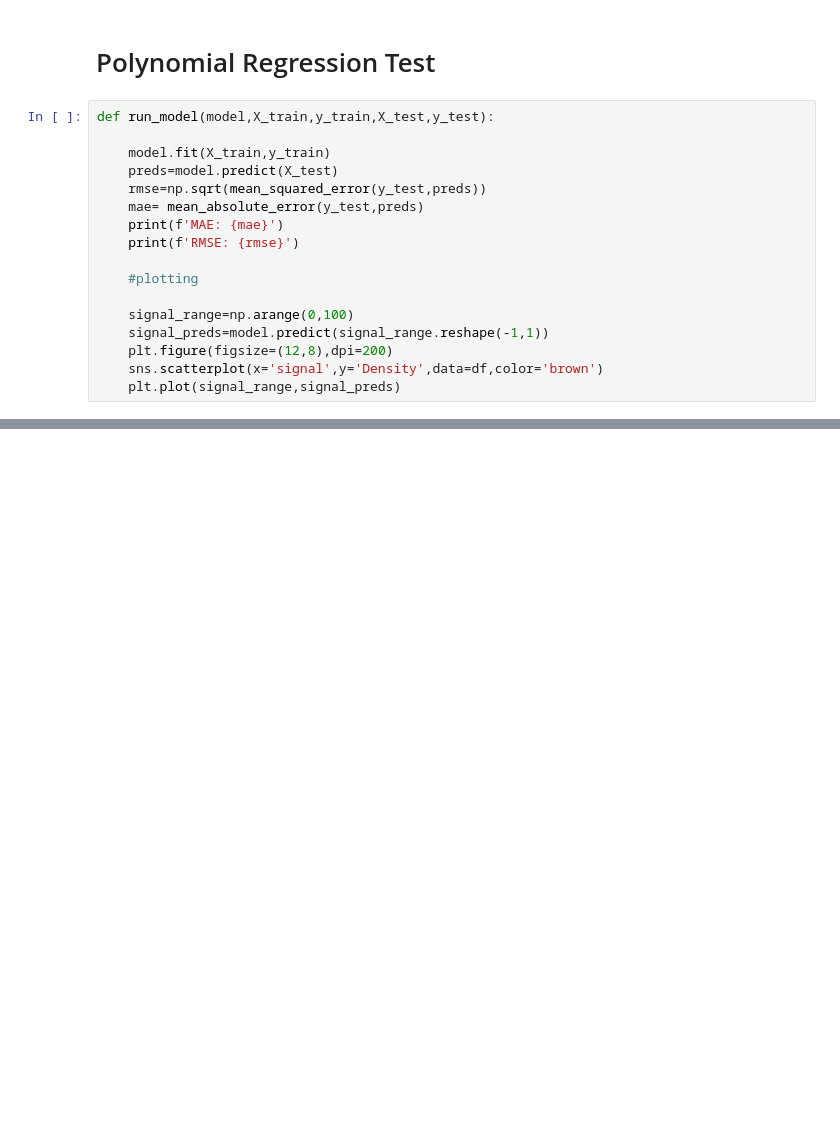
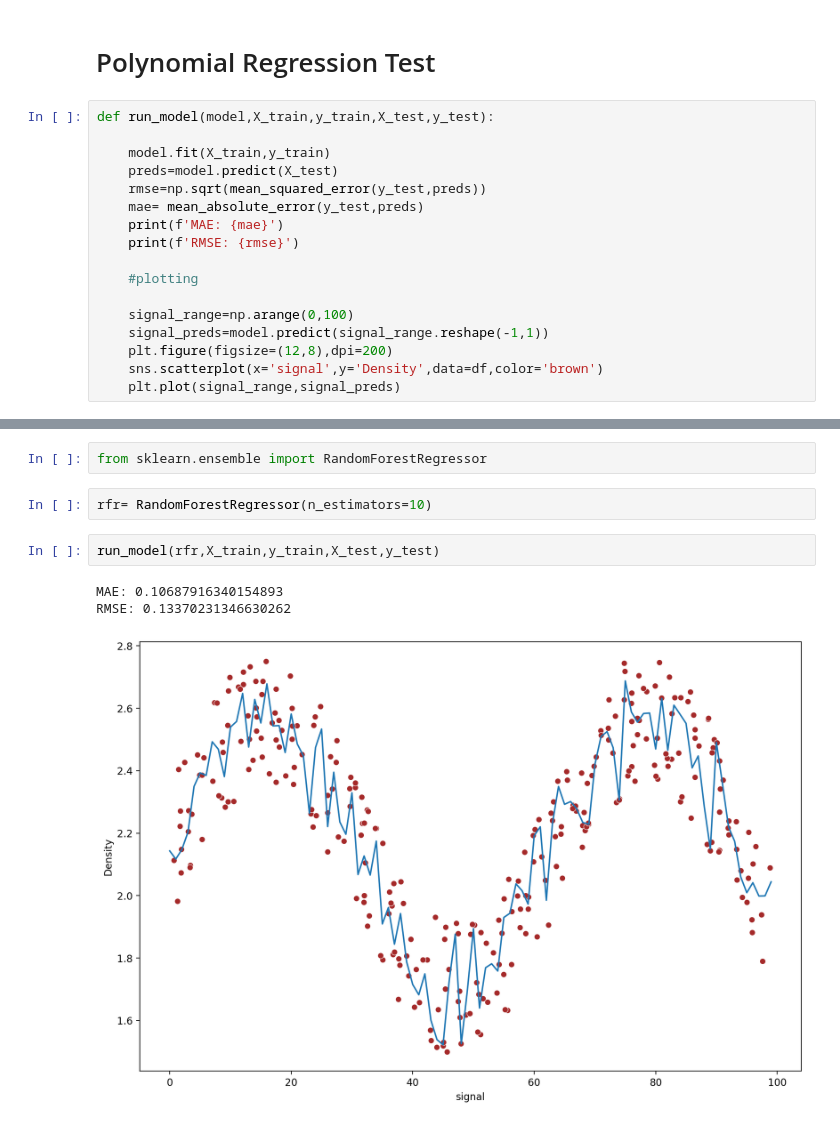
Before and after one commit to proton029/Non_linear_model_KNN, a Jupyter notebook: RandomForestRegression.ipynb, the cells around one changed output, grey strips where cells are left out. Saved outputs shown, nothing was run; the diff lists cells and outputs as text; blank space fills up the shorter version.

```diff
--- a/RandomForestRegression.ipynb
+++ b/RandomForestRegression.ipynb
@@ -104,0 +150,10 @@ df.shape
+# %%
+from sklearn.ensemble import RandomForestRegressor
+# %%
+rfr= RandomForestRegressor(n_estimators=10)
+# %%
+run_model(rfr,X_train,y_train,X_test,y_test)
+# %% [output]
+MAE: 0.10687916340154893
+RMSE: 0.13370231346630262
+[figure, added]
```
Also changed, not shown: parts of 18 cells of this notebook.
